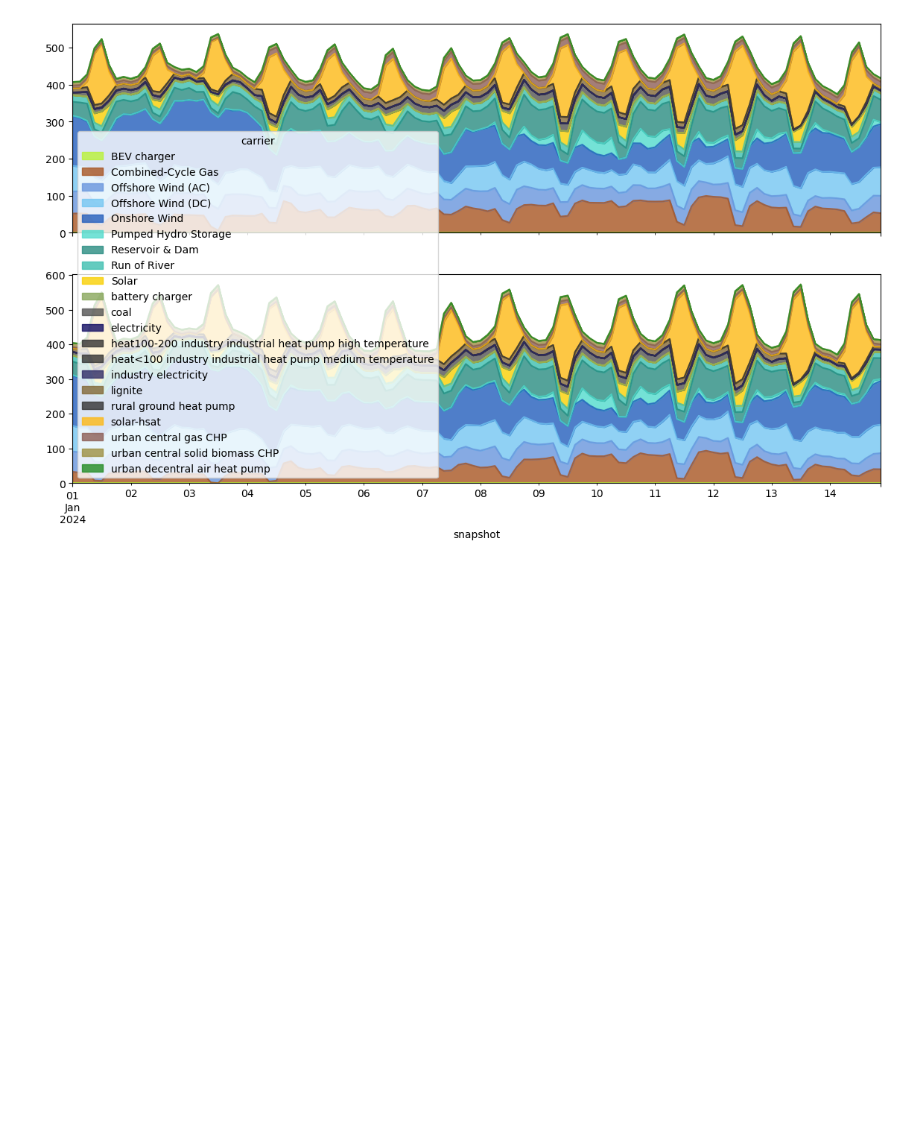
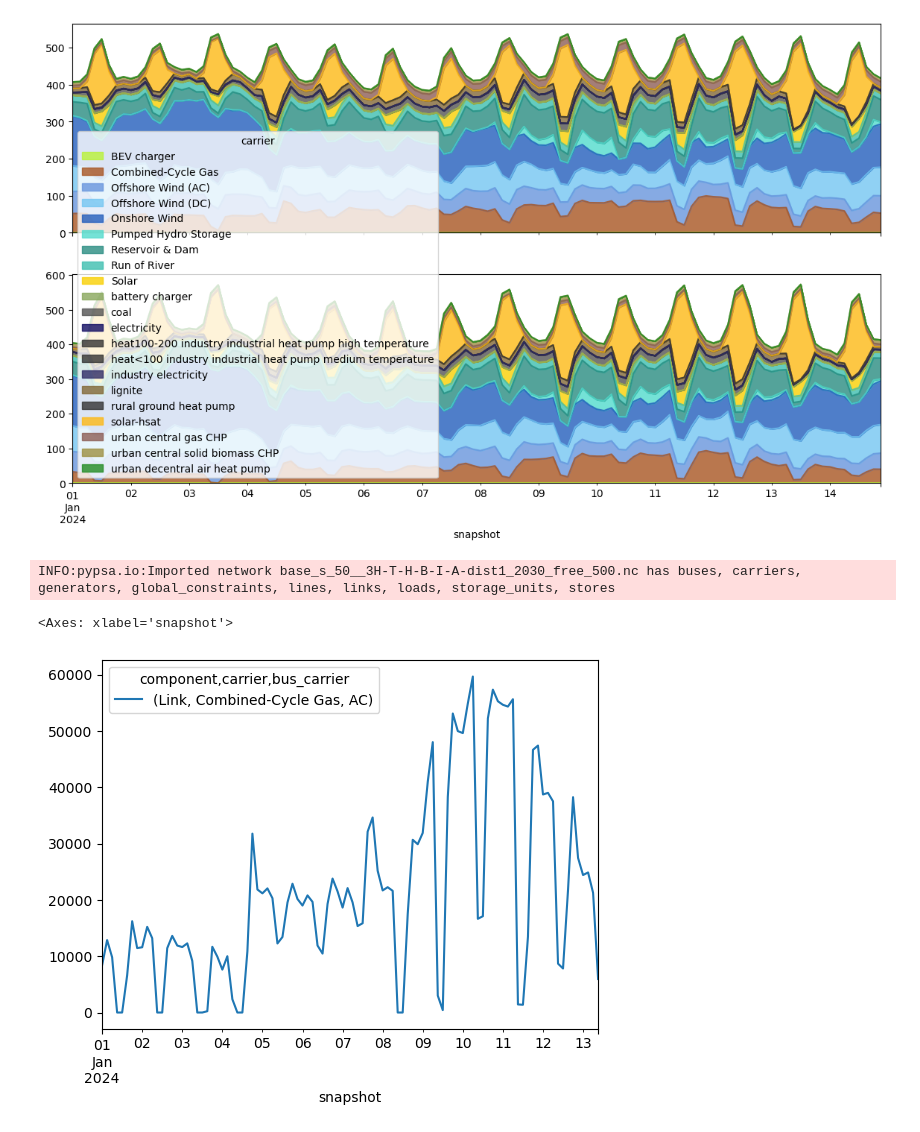
Before and after one commit to LukasFrankenQ/resilient-pypsa-eur, a Jupyter notebook: notebooks/plot_time_series_of_energy_balances.ipynb, the cells around one changed output. Saved outputs shown, nothing was run; the diff lists cells and outputs as text; code cells hidden in the pictures; blank space fills up the shorter version.

```diff
--- a/notebooks/plot_time_series_of_energy_balances.ipynb
+++ b/notebooks/plot_time_series_of_energy_balances.ipynb
@@ -181,3 +181,15 @@ plt.show()
 No color found for these techs in u_pos: ['heat100-200 industry industrial heat pump high temperature', 'heat<100 industry industrial heat pump medium temperature', 'rural ground heat pump']
 No color found for these techs in l_pos: ['heat100-200 industry industrial heat pump high temperature', 'heat<100 industry industrial heat pump medium temperature', 'rural ground heat pump']
 [figure]
+# %%
+n = pypsa.Network(
+    Path.cwd().parent / 'results' / 'networks' / 'base_s_50__3H-T-H-B-I-A-dist1_2030_free_500.nc'
+)
+bal = n.statistics.energy_balance(aggregate_time=False)
+# %% [output]
+INFO:pypsa.io:Imported network base_s_50__3H-T-H-B-I-A-dist1_2030_free_500.nc has buses, carriers, generators, global_constraints, lines, links, loads, storage_units, stores
+# %%
+bal.loc[idx[:, 'Combined-Cycle Gas', 'AC'], :].T.iloc[:100].plot()
+# %% [output]
+<Axes: xlabel='snapshot'>
+[figure, added]
```
Also changed, not shown: parts of 3 cells of this notebook, 4 other files.
